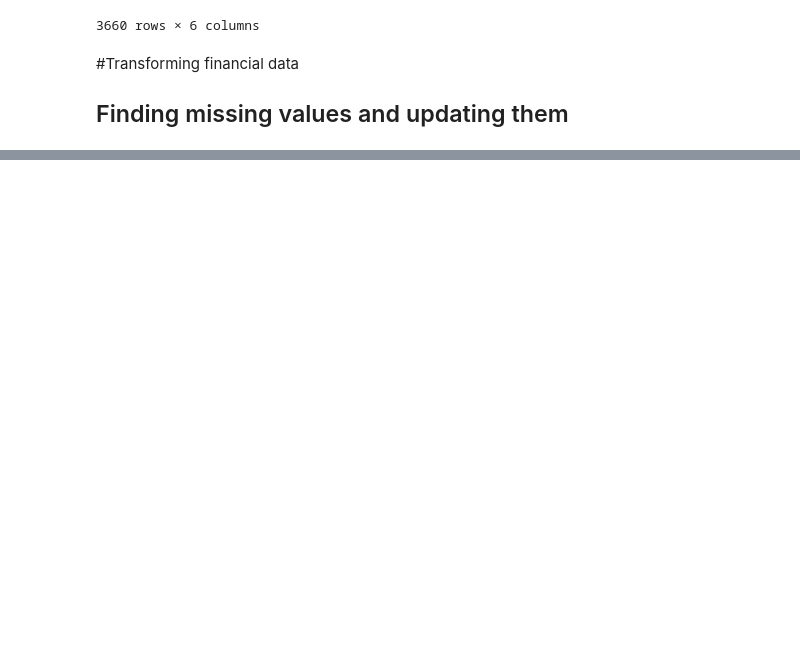
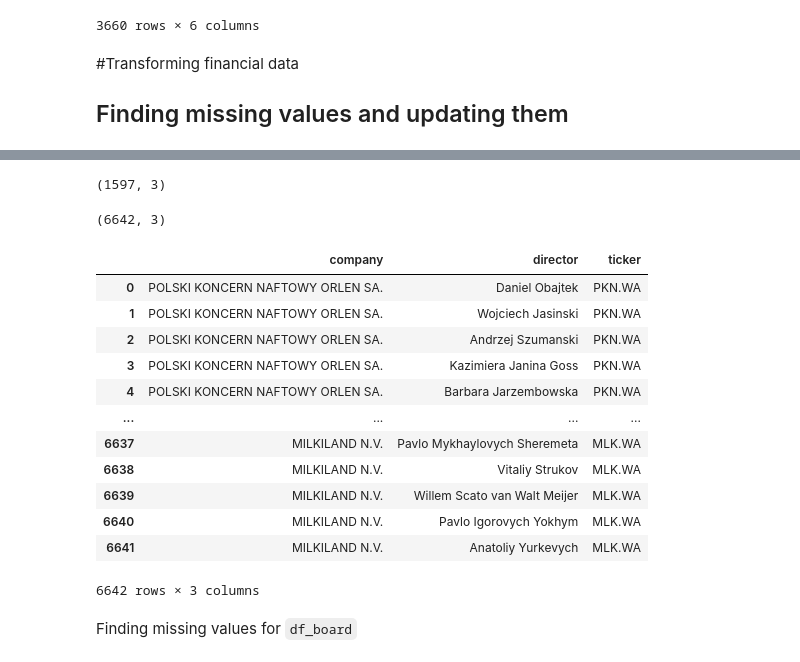
Before and after one commit to dominikjanyga/network-analysis, a Jupyter notebook: 2_network_analysis_data_cleaning.ipynb, the cells around one changed output, grey strips where cells are left out. Drawn from its saved outputs; the diff is of its cells as text; code cells hidden in the pictures; blank space fills up the shorter version.

```diff
--- a/2_network_analysis_data_cleaning.ipynb
+++ b/2_network_analysis_data_cleaning.ipynb
@@ -231,0 +276,29 @@ df_records_with_nans
+# %%
+df_officers.shape
+# %% [output]
+(1597, 3)
+# %%
+df_board = pd.read_csv("/content/drive/MyDrive/Projects/network-analysis/board_of_directors.csv", delimiter=";")
+df_board.shape
+# %% [output]
+(6642, 3)
+# %%
+df_board.columns = df_board.columns.str.lower()
+# %%
+df_board['ticker'] = [i + ".WA" for i in df_board['ticker']]
+# %%
+df_board
+# %% [output]
+|  | company | director | ticker |
+| 0 | POLSKI KONCERN NAFTOWY ORLEN SA. | Daniel Obajtek | PKN.WA |
+| 1 | POLSKI KONCERN NAFTOWY ORLEN SA. | Wojciech Jasinski | PKN.WA |
+| 2 | POLSKI KONCERN NAFTOWY ORLEN SA. | Andrzej Szumanski | PKN.WA |
+| 3 | POLSKI KONCERN NAFTOWY ORLEN SA. | Kazimiera Janina Goss | PKN.WA |
+| 4 | POLSKI KONCERN NAFTOWY ORLEN SA. | Barbara Jarzembowska | PKN.WA |
+| ... | ... | ... | ... |
+| 6637 | MILKILAND N.V. | Pavlo Mykhaylovych Sheremeta | MLK.WA |
+| 6638 | MILKILAND N.V. | Vitaliy Strukov | MLK.WA |
+| 6639 | MILKILAND N.V. | Willem Scato van Walt Meijer | MLK.WA |
+| 6640 | MILKILAND N.V. | Pavlo Igorovych Yokhym | MLK.WA |
+| 6641 | MILKILAND N.V. | Anatoliy Yurkevych | MLK.WA |
+6642 rows × 3 columns
@@ -231,0 +308,2 @@ df_records_with_nans
+# %% [markdown]
+Finding missing values for `df_board`
```
Also changed, not shown: parts of 27 cells of this notebook.
